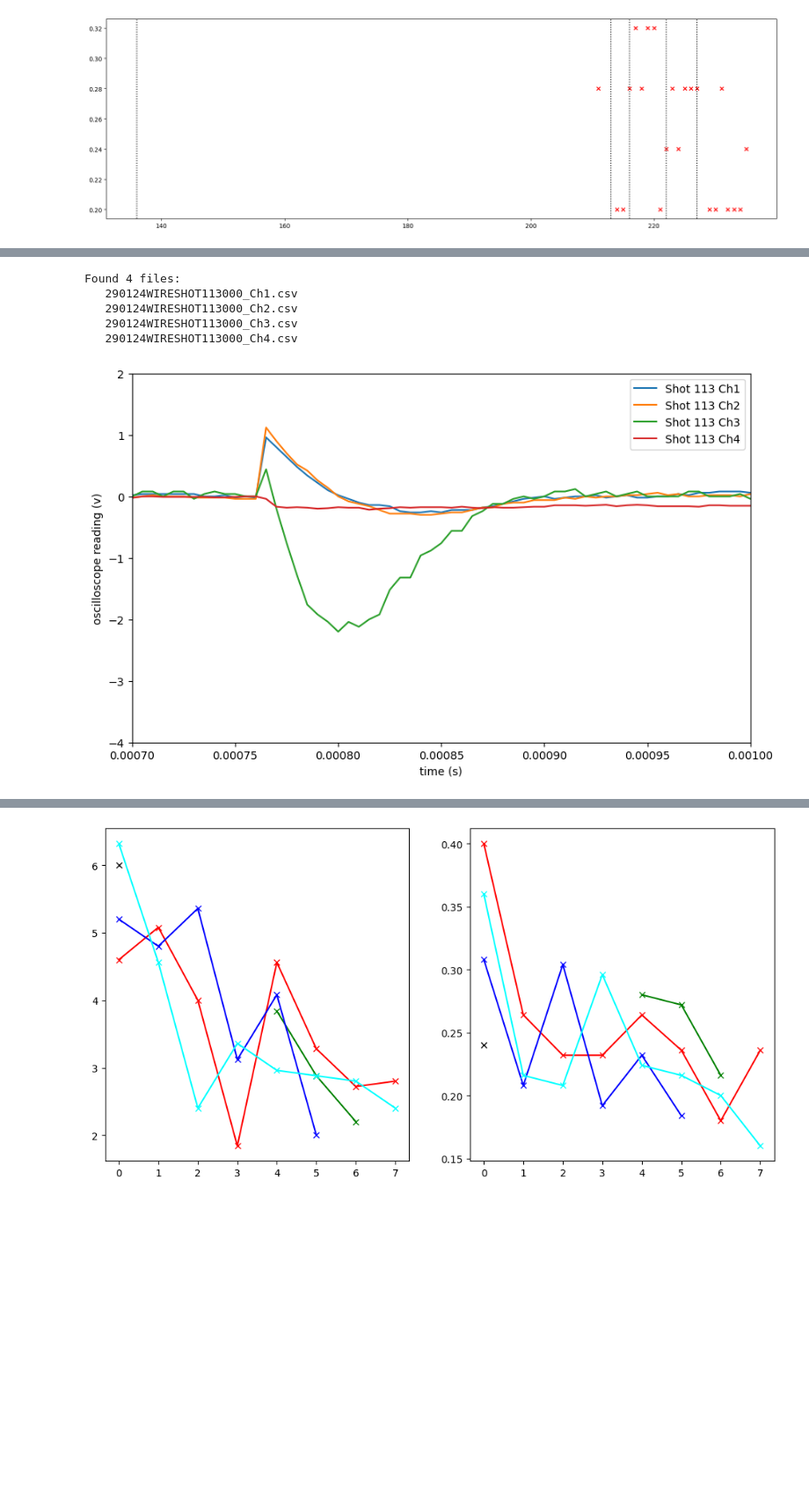
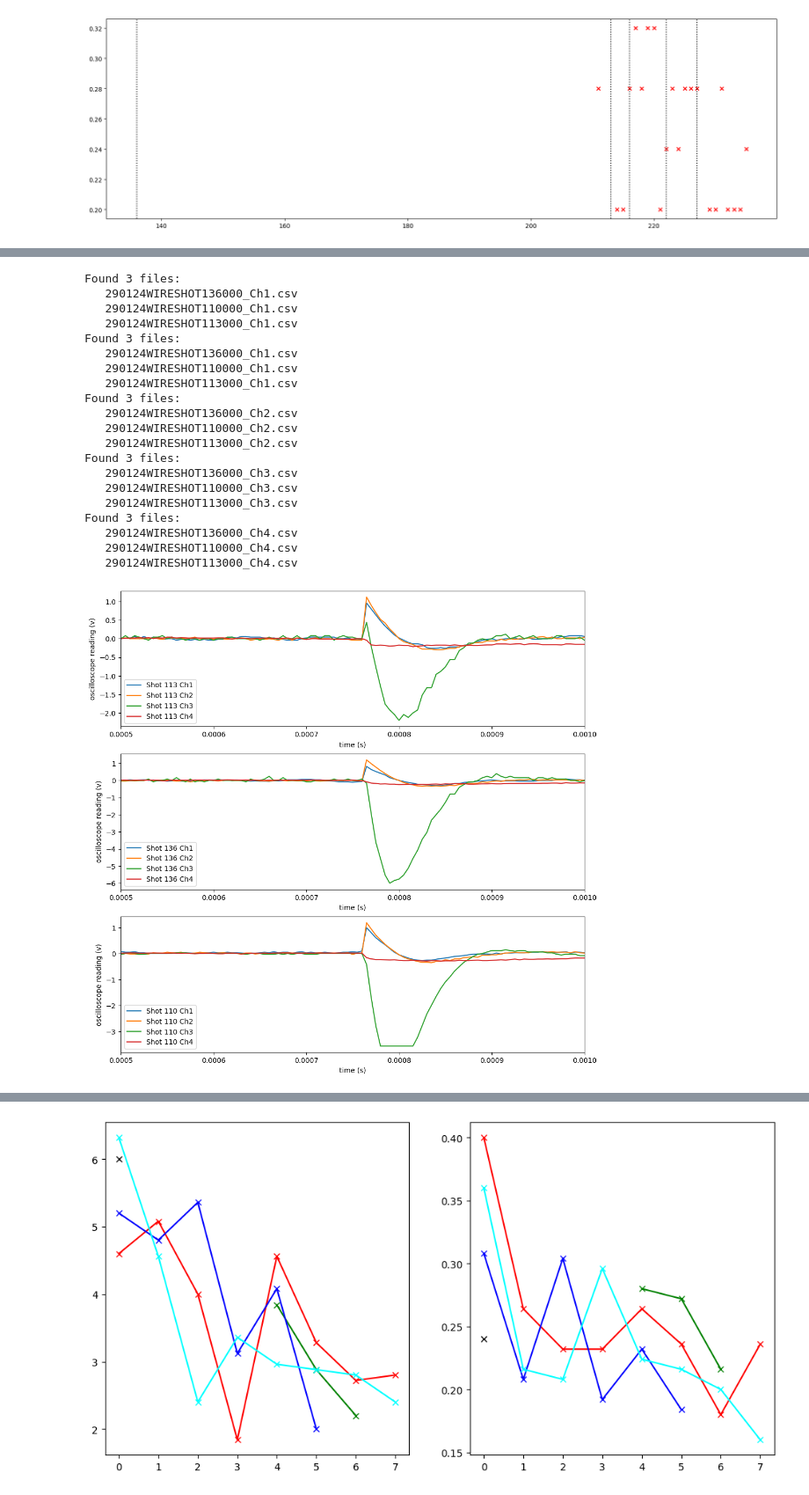
Before and after one commit to Jammi-Dodgers/celia_analysis, a Jupyter notebook: CELIA_ANALYSIS.ipynb, the cells around one changed output, grey strips where cells are left out. Shown at 88% size. Cells and saved outputs as stored; diff of their text form; code cells hidden in the pictures; blank space fills up the shorter version.

```diff
--- a/CELIA_ANALYSIS.ipynb
+++ b/CELIA_ANALYSIS.ipynb
@@ -235,19 +266,41 @@ plt.show()
 # %%
-shoN=113
+shots = [113, 136, 110]
 
-shot_data = read_data(shoN)
+dataset = read_diagnostic_data({"pyro_time": shots,
+                                "Ch1": shots,
+                                "Ch2": shots,
+                                "Ch3": shots,
+                                "Ch4": shots})
 
-fig, axs = plt.subplots(figsize= (10,6))
-for ch in ["Ch1","Ch2","Ch3","Ch4"]:
-    plt.plot(shot_data["pyro_time"], shot_data[ch], label= "Shot {0:} {1:}".format(shoN, ch))
+fig, axs = plt.subplots(3, 1, figsize= (12,12))
 
-axs.set(xlim= (0.0007, 0.001), xlabel= "time (s)", ylabel= "oscilloscope reading (v)", ylim= (-4, 2))
-plt.legend()
+for ax, shot in zip(axs, shots):
+    for ch in ["Ch1","Ch2","Ch3","Ch4"]:
+        ax.plot(dataset["pyro_time"][dataset["shot"].index(shot)], dataset[ch][dataset["shot"].index(shot)], label= "Shot {0:} {1:}".format(shot, ch))
+
+    ax.set(xlim= (0.0005, 0.001), xlabel= "time (s)", ylabel= "oscilloscope reading (v)")
+    ax.legend()
+
 plt.show()
 # %% [output]
-Found 4 files:
+Found 3 files:
+   290124WIRESHOT136000_Ch1.csv
+   290124WIRESHOT110000_Ch1.csv
    290124WIRESHOT113000_Ch1.csv
+Found 3 files:
+   290124WIRESHOT136000_Ch1.csv
+   290124WIRESHOT110000_Ch1.csv
+   290124WIRESHOT113000_Ch1.csv
+Found 3 files:
+   290124WIRESHOT136000_Ch2.csv
+   290124WIRESHOT110000_Ch2.csv
    290124WIRESHOT113000_Ch2.csv
+Found 3 files:
+   290124WIRESHOT136000_Ch3.csv
+   290124WIRESHOT110000_Ch3.csv
    290124WIRESHOT113000_Ch3.csv
+Found 3 files:
+   290124WIRESHOT136000_Ch4.csv
+   290124WIRESHOT110000_Ch4.csv
    290124WIRESHOT113000_Ch4.csv
-[figure, old version]
+[figure, new version]
```
Also changed, not shown: parts of 19 cells of this notebook, 3 other files.
